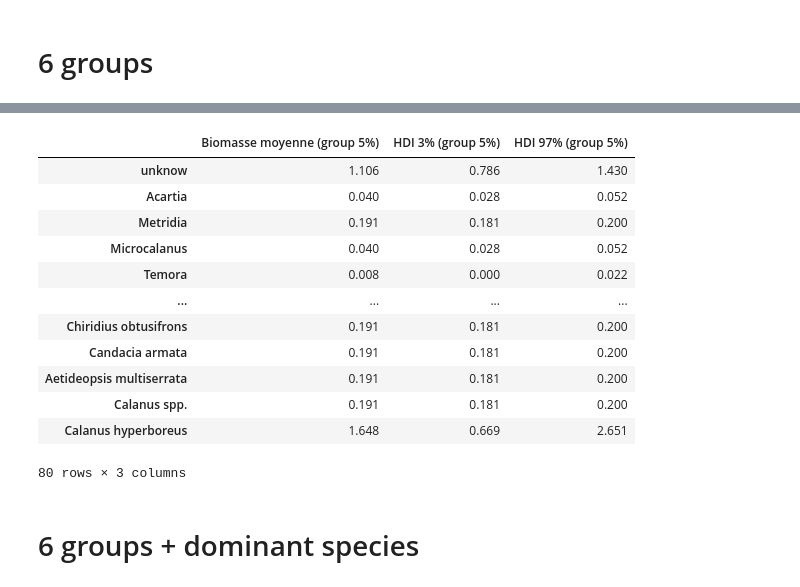
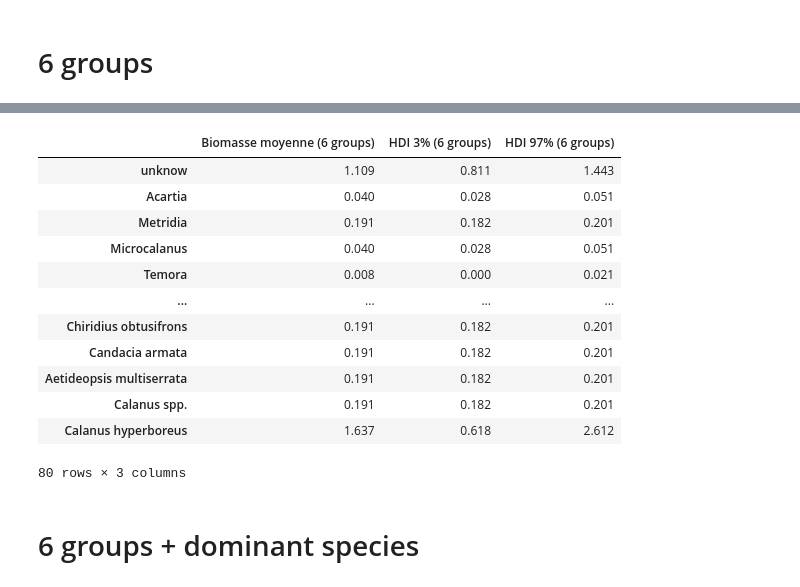
Before and after one commit to sebastienvivier/CopepodBiomass, a Jupyter notebook: Script/Inversemodel_test.ipynb, the cells around one changed output, grey strips where cells are left out. Drawn from its saved outputs; the diff is of its cells as text; code cells hidden in the pictures.

```diff
--- a/Script/Inversemodel_test.ipynb
+++ b/Script/Inversemodel_test.ipynb
@@ -1256,52 +1260,52 @@ groupes = {
 
 
 
 
 
 
 
 
 
 
 }
 
 # Créer un DataFrame pour stocker les résultats groupés
-grouped_results = pd.DataFrame(columns=['Biomasse moyenne (group 5%)', 'HDI 3% (group 5%)', 'HDI 97% (group 5%)'])
+grouped_results = pd.DataFrame(columns=['Biomasse moyenne (6 groups)', 'HDI 3% (6 groups)', 'HDI 97% (6 groups)'])
 
 # Itérer sur les groupes pour calculer les statistiques
 for groupe, especes in groupes.items():
     if any(espece in results_df_especes.index for espece in especes):
         data_subset = results_df_especes.loc[results_df_especes.index.intersection(especes)]
         grouped_results.loc[groupe] = {
-            'Biomasse moyenne (group 5%)': data_subset['Biomasse moyenne'].mean(),
-            'HDI 3% (group 5%)': data_subset['HDI 3%'].mean(),
-            'HDI 97% (group 5%)': data_subset['HDI 97%'].mean()
+            'Biomasse moyenne (6 groups)': data_subset['Biomasse moyenne'].mean(),
+            'HDI 3% (6 groups)': data_subset['HDI 3%'].mean(),
+            'HDI 97% (6 groups)': data_subset['HDI 97%'].mean()
         }
 
 # Traiter les espèces non groupées
 for espece in results_df_especes.index:
     if espece not in sum(groupes.values(), []):
         grouped_results.loc[espece] = {
-            'Biomasse moyenne (group 5%)': results_df_especes.at[espece, 'Biomasse moyenne'],
-            'HDI 3% (group 5%)': results_df_especes.at[espece, 'HDI 3%'],
-            'HDI 97% (group 5%)': results_df_especes.at[espece, 'HDI 97%']
+            'Biomasse moyenne (6 groups)': results_df_especes.at[espece, 'Biomasse moyenne'],
+            'HDI 3% (6 groups)': results_df_especes.at[espece, 'HDI 3%'],
+            'HDI 97% (6 groups)': results_df_especes.at[espece, 'HDI 97%']
         }
 
 # Afficher les résultats
 grouped_results
 # %% [output]
-|  | Biomasse moyenne (group 5%) | HDI 3% (group 5%) | HDI 97% (group 5%) |
-| unknow | 1.106 | 0.786 | 1.430 |
-| Acartia | 0.040 | 0.028 | 0.052 |
-| Metridia | 0.191 | 0.181 | 0.200 |
-| Microcalanus | 0.040 | 0.028 | 0.052 |
-| Temora | 0.008 | 0.000 | 0.022 |
+|  | Biomasse moyenne (6 groups) | HDI 3% (6 groups) | HDI 97% (6 groups) |
+| unknow | 1.109 | 0.811 | 1.443 |
+| Acartia | 0.040 | 0.028 | 0.051 |
+| Metridia | 0.191 | 0.182 | 0.201 |
+| Microcalanus | 0.040 | 0.028 | 0.051 |
+| Temora | 0.008 | 0.000 | 0.021 |
 | ... | ... | ... | ... |
-| Chiridius obtusifrons | 0.191 | 0.181 | 0.200 |
-| Candacia armata | 0.191 | 0.181 | 0.200 |
-| Aetideopsis multiserrata | 0.191 | 0.181 | 0.200 |
-| Calanus spp. | 0.191 | 0.181 | 0.200 |
-| Calanus hyperboreus | 1.648 | 0.669 | 2.651 |
+| Chiridius obtusifrons | 0.191 | 0.182 | 0.201 |
+| Candacia armata | 0.191 | 0.182 | 0.201 |
+| Aetideopsis multiserrata | 0.191 | 0.182 | 0.201 |
+| Calanus spp. | 0.191 | 0.182 | 0.201 |
+| Calanus hyperboreus | 1.637 | 0.618 | 2.612 |
 80 rows × 3 columns
 # %%
 R3=grouped_results.copy()
```
Also changed, not shown: parts of 23 cells of this notebook, 1 other file.
